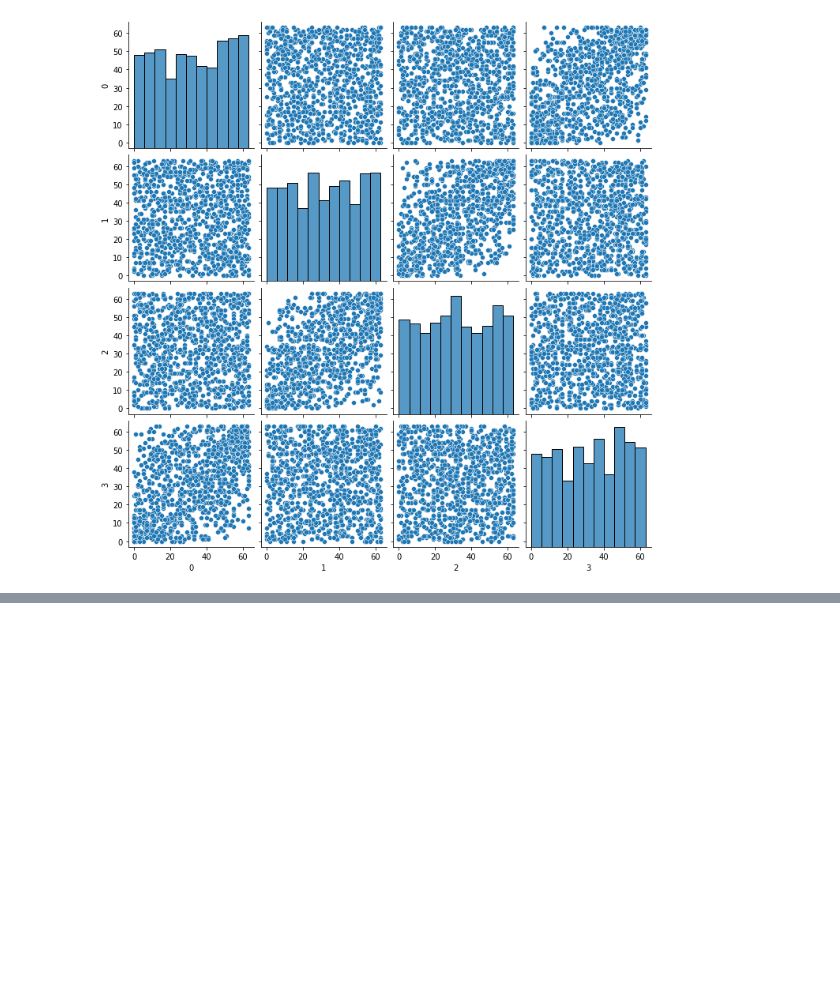
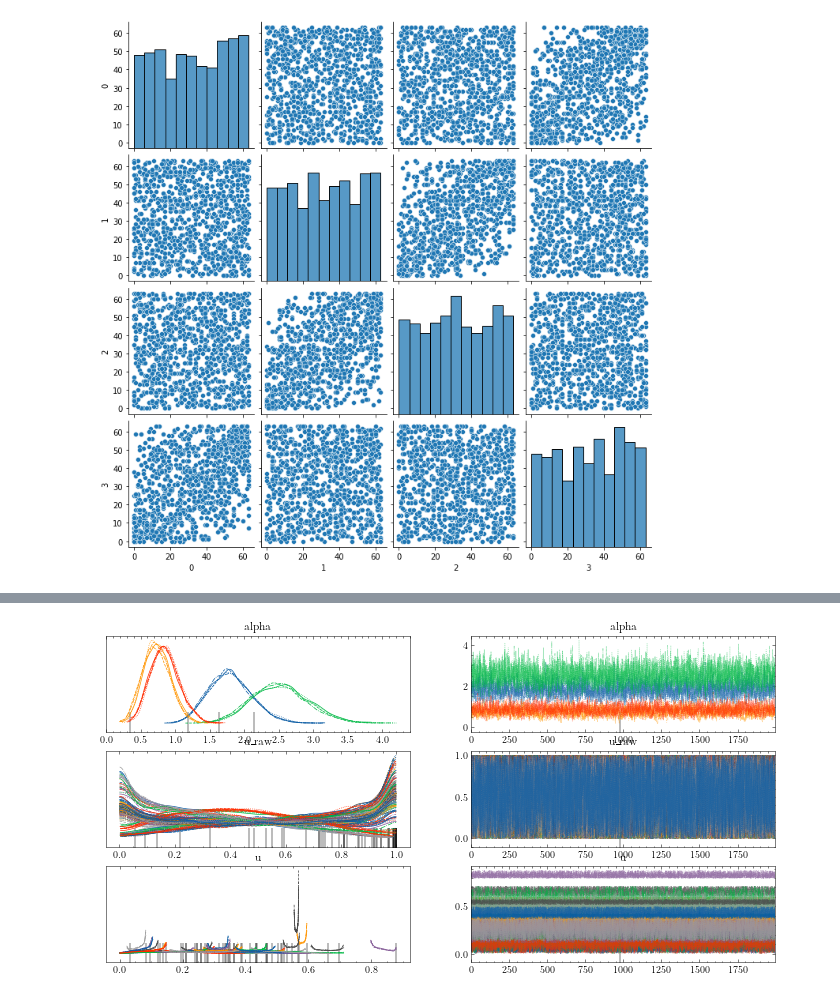
Before and after one commit to lucasmoschen/bivariate-beta, a Jupyter notebook: notebooks/bayesian_estimation_biv_beta.ipynb, the cells around one changed output, grey strips where cells are left out. Drawn from its saved outputs; the diff is of its cells as text; code cells hidden in the pictures; blank space fills up the shorter version.

```diff
--- a/notebooks/bayesian_estimation_biv_beta.ipynb
+++ b/notebooks/bayesian_estimation_biv_beta.ipynb
@@ -17,7 +17,7 @@ import matplotlib.pyplot as plt
 import matplotlib
 import seaborn as sns
 import arviz as az
-#plt.style.use('science')
+plt.style.use('science')
 
 import sys
 sys.path.append('../scripts/python')
@@ -298,0 +169,13 @@ np.mean(np.random.gamma(shape=a, scale=1/b, size=1000000)<.05)
+# %%
+true_alpha = np.array([2,3,0.7,1])
+n = 50
+seed = 93021421
+
+XY, U = generate_data(true_alpha, n, seed)
+
+a = 1*np.ones(4)
+b = 1*np.ones(4)
+
+data = {'n': n, 'a': a, 'b': b, 'xy': XY}
+
+model_fit = model3.sample(data=data, iter_warmup=2000, iter_sampling=2000, chains=4, adapt_delta=0.92)
@@ -298,0 +225,5 @@ np.mean(np.random.gamma(shape=a, scale=1/b, size=1000000)<.05)
+# %%
+az.plot_trace(model_fit)
+plt.show()
+# %% [output]
+[figure, added]
```
Also changed, not shown: parts of 20 cells of this notebook, 3 other files.
